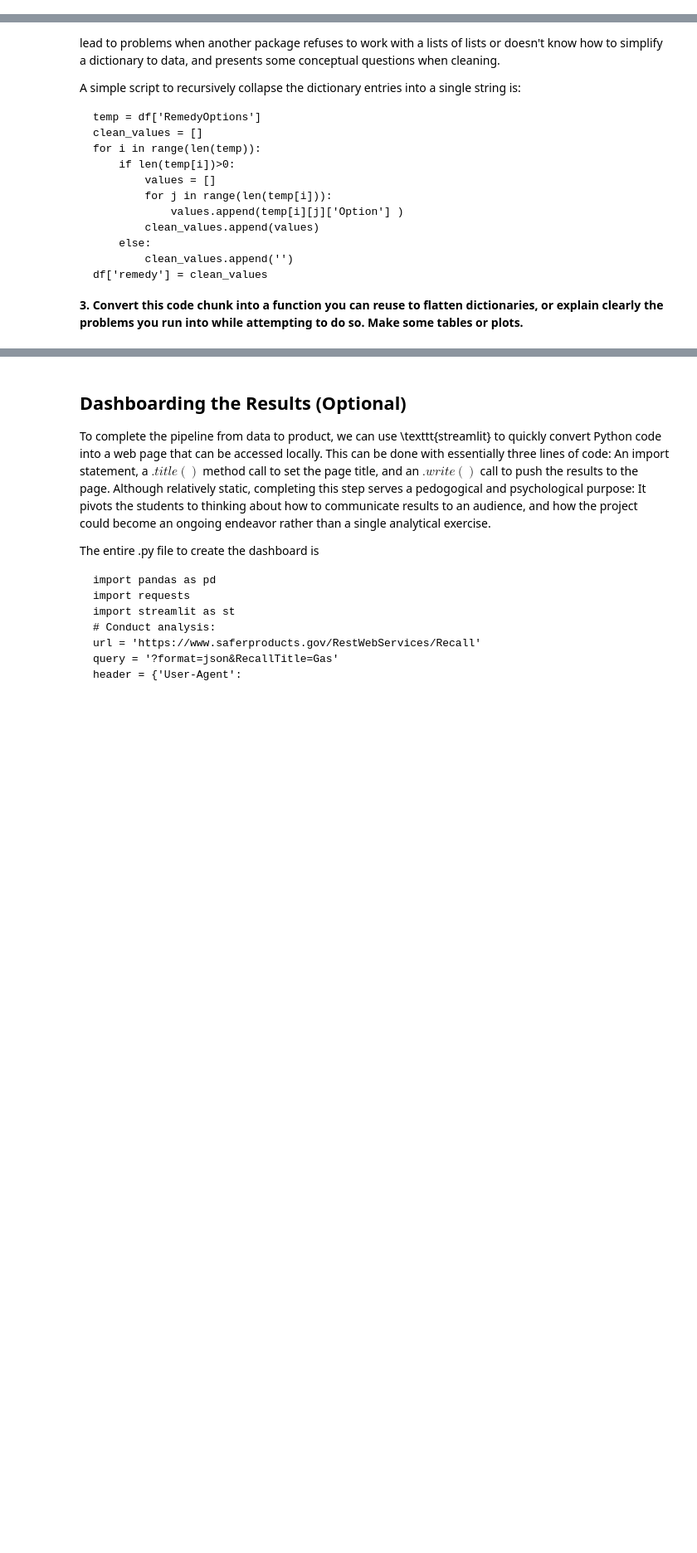
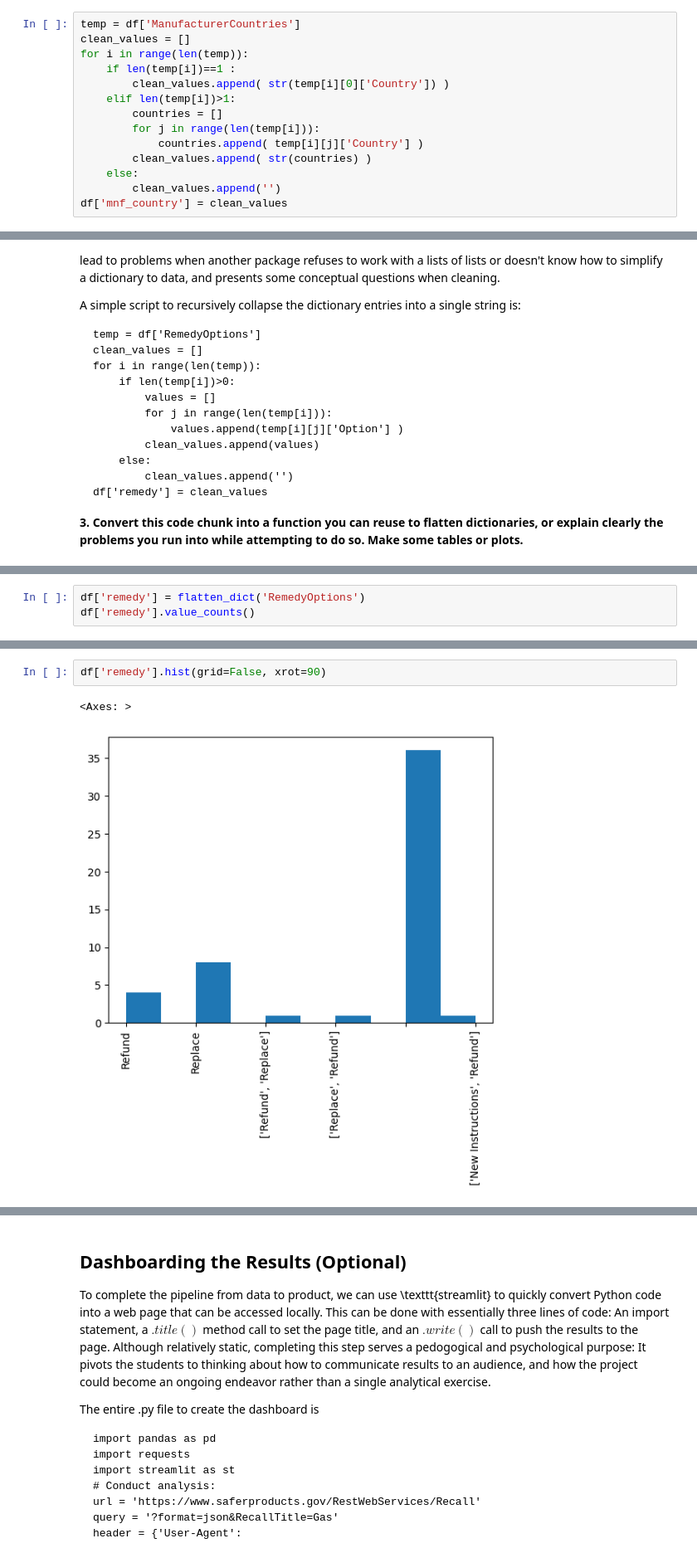
Before and after one commit to lynnido/labs, a Jupyter notebook: Lab_assignment_notebook.ipynb, the cells around one changed output, grey strips where cells are left out. Shown at 83% size. Drawn from its saved outputs; the diff is of its cells as text; blank space fills up the shorter version.

```diff
--- a/Lab_assignment_notebook.ipynb
+++ b/Lab_assignment_notebook.ipynb
@@ -160,0 +201,14 @@ response.close()
+# %%
+temp = df['ManufacturerCountries']
+clean_values = []
+for i in range(len(temp)):
+    if len(temp[i])==1 :
+        clean_values.append( str(temp[i][0]['Country']) )
+    elif len(temp[i])>1:
+        countries = []
+        for j in range(len(temp[i])):
+            countries.append( temp[i][j]['Country'] )
+        clean_values.append( str(countries) )
+    else:
+        clean_values.append('')
+df['mnf_country'] = clean_values
@@ -271,0 +304,3 @@ xtab = pd.crosstab(df['remedy'],df['mnf_country'])
+# %%
+df['remedy'] = flatten_dict('RemedyOptions')
+df['remedy'].value_counts()
@@ -271,0 +317,5 @@ xtab = pd.crosstab(df['remedy'],df['mnf_country'])
+# %%
+df['remedy'].hist(grid=False, xrot=90)
+# %% [output]
+<Axes: >
+[figure, added]
```
Also changed, not shown: parts of 19 cells of this notebook.
